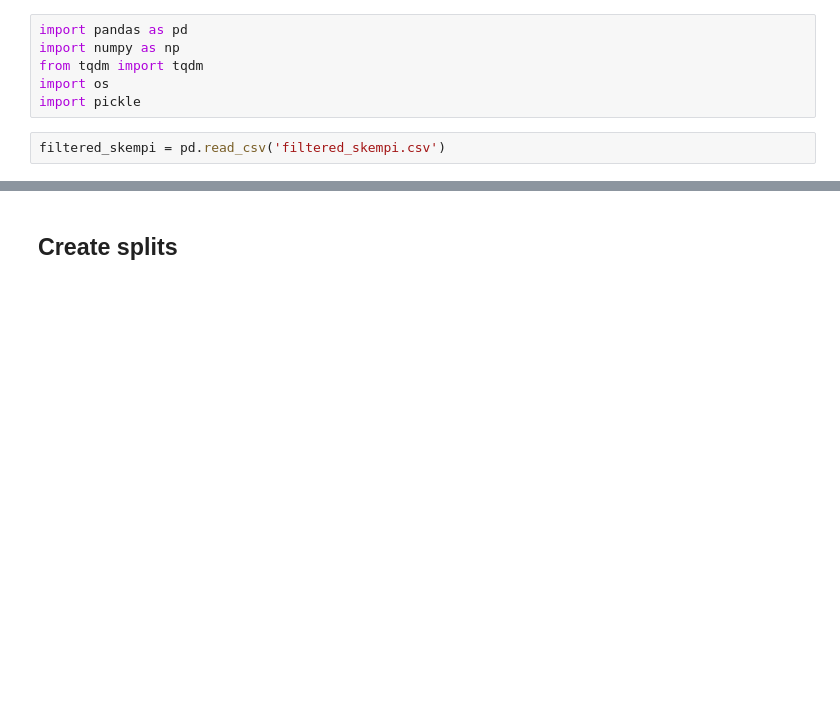
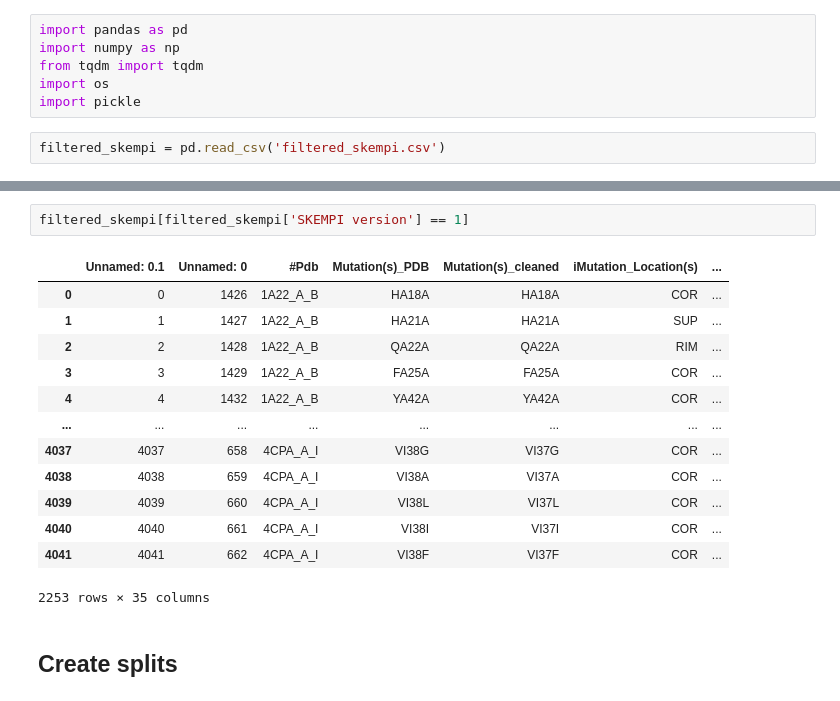
Before and after one commit to glebpnkv/StaB-ddG, a Jupyter notebook: data/SKEMPI/skempi_splits.ipynb, the cells around one changed output, grey strips where cells are left out. Drawn from its saved outputs; the diff is of its cells as text; blank space fills up the shorter version.

```diff
--- a/data/SKEMPI/skempi_splits.ipynb
+++ b/data/SKEMPI/skempi_splits.ipynb
@@ -9,3 +25,19 @@ filtered_skempi = pd.read_csv('filtered_skempi.csv')
+# %%
+filtered_skempi[filtered_skempi['SKEMPI version'] == 1]
+# %% [output]
+|  | Unnamed: 0.1 | Unnamed: 0 | #Pdb | Mutation(s)_PDB | Mutation(s)_cleaned | iMutation_Location(s) | ... |
+| 0 | 0 | 1426 | 1A22_A_B | HA18A | HA18A | COR | ... |
+| 1 | 1 | 1427 | 1A22_A_B | HA21A | HA21A | SUP | ... |
+| 2 | 2 | 1428 | 1A22_A_B | QA22A | QA22A | RIM | ... |
+| 3 | 3 | 1429 | 1A22_A_B | FA25A | FA25A | COR | ... |
+| 4 | 4 | 1432 | 1A22_A_B | YA42A | YA42A | COR | ... |
+| ... | ... | ... | ... | ... | ... | ... | ... |
+| 4037 | 4037 | 658 | 4CPA_A_I | VI38G | VI37G | COR | ... |
+| 4038 | 4038 | 659 | 4CPA_A_I | VI38A | VI37A | COR | ... |
+| 4039 | 4039 | 660 | 4CPA_A_I | VI38L | VI37L | COR | ... |
+| 4040 | 4040 | 661 | 4CPA_A_I | VI38I | VI37I | COR | ... |
+| 4041 | 4041 | 662 | 4CPA_A_I | VI38F | VI37F | COR | ... |
+2253 rows × 35 columns
 # %% [markdown]
 ## Create splits
 # %%
```
Also changed, not shown: parts of 1 cell of this notebook, 35 other files.
